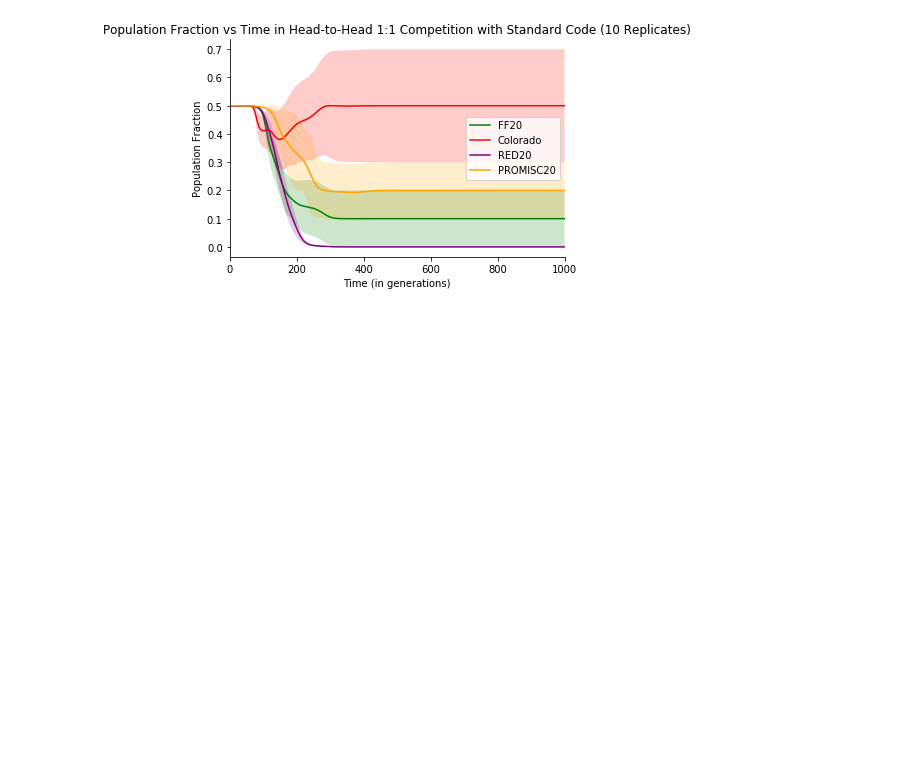
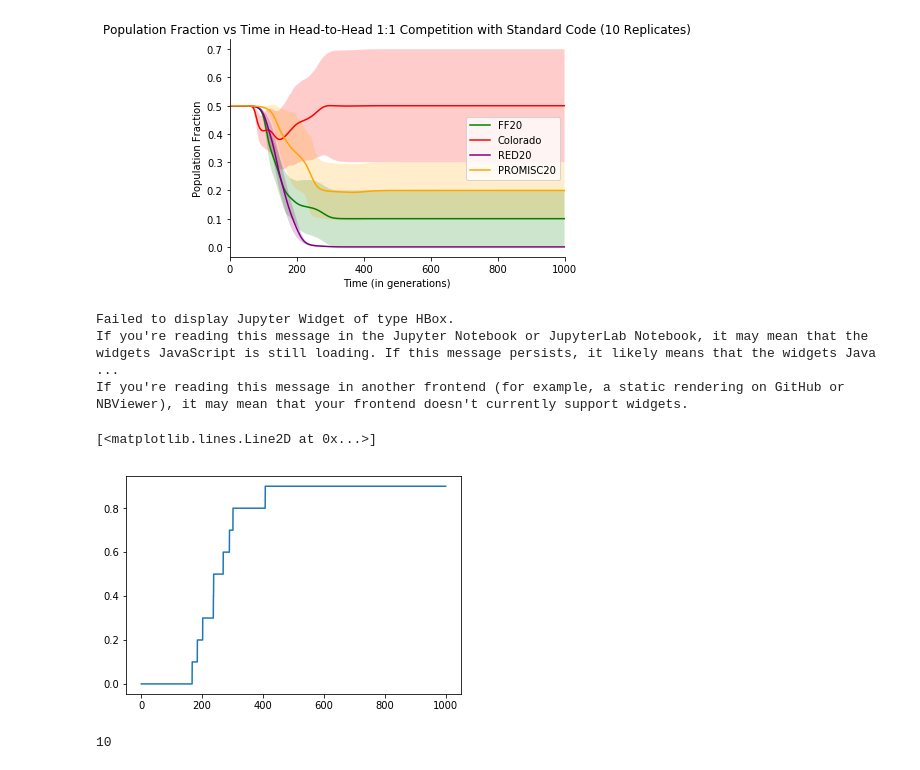
Before and after one commit to EndyLab/codon-tables, a Jupyter notebook: notebooks/sandbox.ipynb, the cells around one changed output. Drawn from its saved outputs; the diff is of its cells as text; code cells hidden in the pictures; blank space fills up the shorter version.

```diff
--- a/notebooks/sandbox.ipynb
+++ b/notebooks/sandbox.ipynb
@@ -120,3 +120,22 @@ plt.savefig('test_competition_2.png')
 plt.show()
 # %% [output]
 [figure]
+# %%
+# lets make one contour line
+t = df.loc[df['sim'] == 0]['time']
+contain_probability = np.zeros(len(t))
+num_sims = len(set(df['sim']))
+for ind in tqdm(range(len(contain_probability)), desc='Processing sims: '):
+    lildf = df.loc[ind]
+    contain_probability[ind] = sum(lildf['popfrac'] == 0) / num_sims
+plt.plot(t, contain_probability)
+# %% [output]
+Failed to display Jupyter Widget of type HBox.
+If you're reading this message in the Jupyter Notebook or JupyterLab Notebook, it may mean that the widgets JavaScript is still loading. If this message persists, it likely means that the widgets Java ...
+If you're reading this message in another frontend (for example, a static rendering on GitHub or NBViewer), it may mean that your frontend doesn't currently support widgets.
+[<matplotlib.lines.Line2D at 0x...>]
+[figure, added]
+# %%
+num_sims
+# %% [output]
+10
```
Also changed, not shown: 1 other file.
